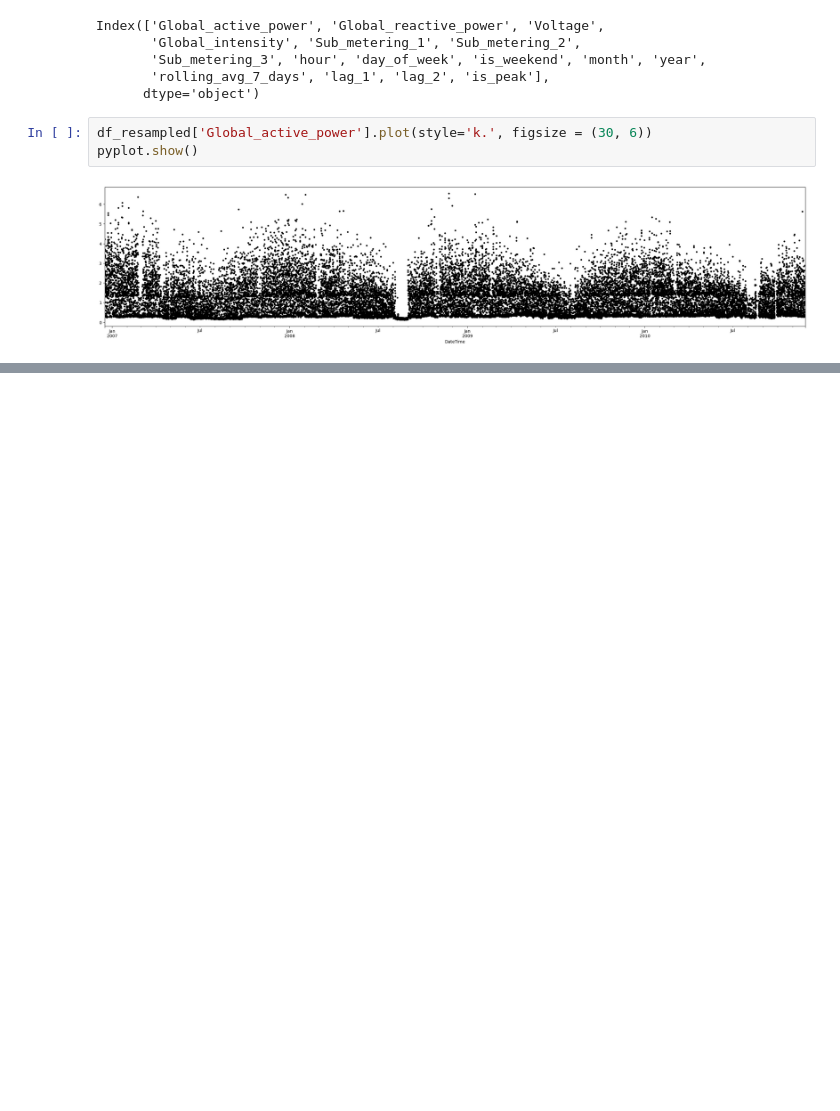
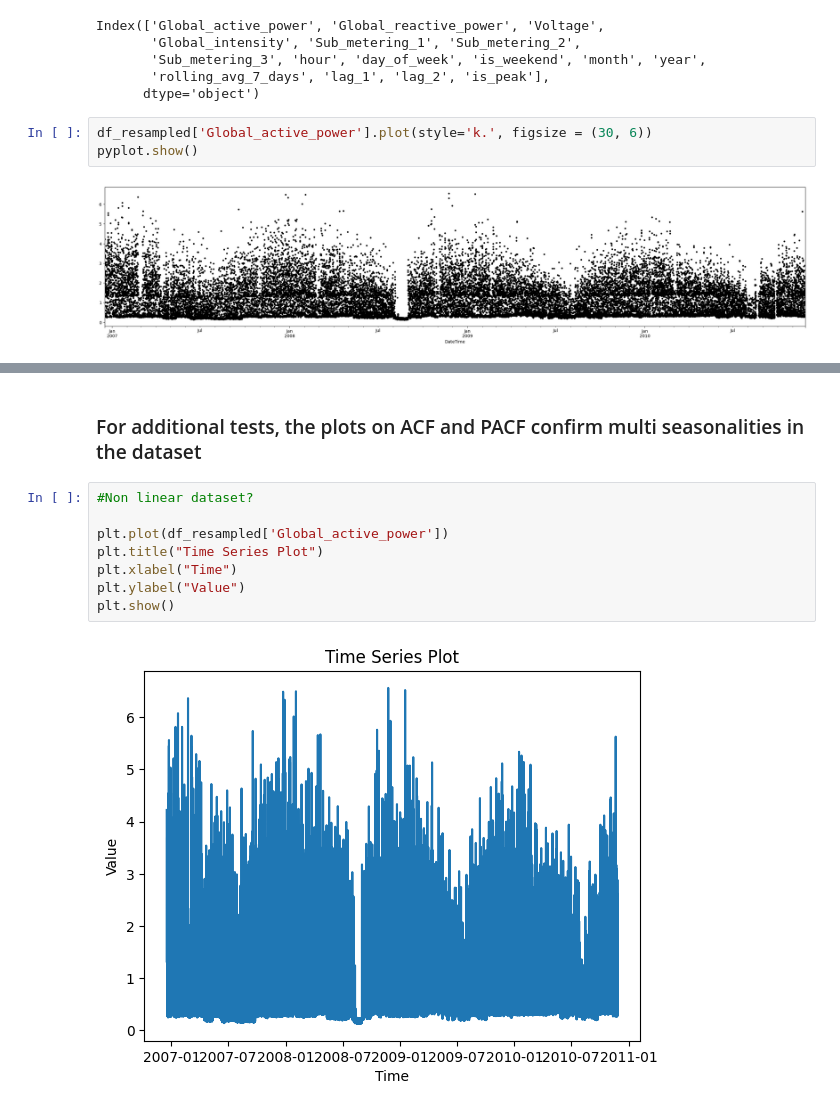
Before and after one commit to mahimalolla/EcoWatt, a Jupyter notebook: EcoWatt_Time_Series.ipynb, the cells around one changed output, grey strips where cells are left out. Cells and saved outputs as stored; diff of their text form; blank space fills up the shorter version.

```diff
--- a/EcoWatt_Time_Series.ipynb
+++ b/EcoWatt_Time_Series.ipynb
@@ -326,0 +382,12 @@ pyplot.show()
+# %% [markdown]
+### For additional tests, the plots on ACF and PACF confirm multi seasonalities in the dataset
+# %%
+#Non linear dataset?
+
+plt.plot(df_resampled['Global_active_power'])
+plt.title("Time Series Plot")
+plt.xlabel("Time")
+plt.ylabel("Value")
+plt.show()
+# %% [output]
+[figure, added]
```
Also changed, not shown: parts of 16 cells of this notebook.
